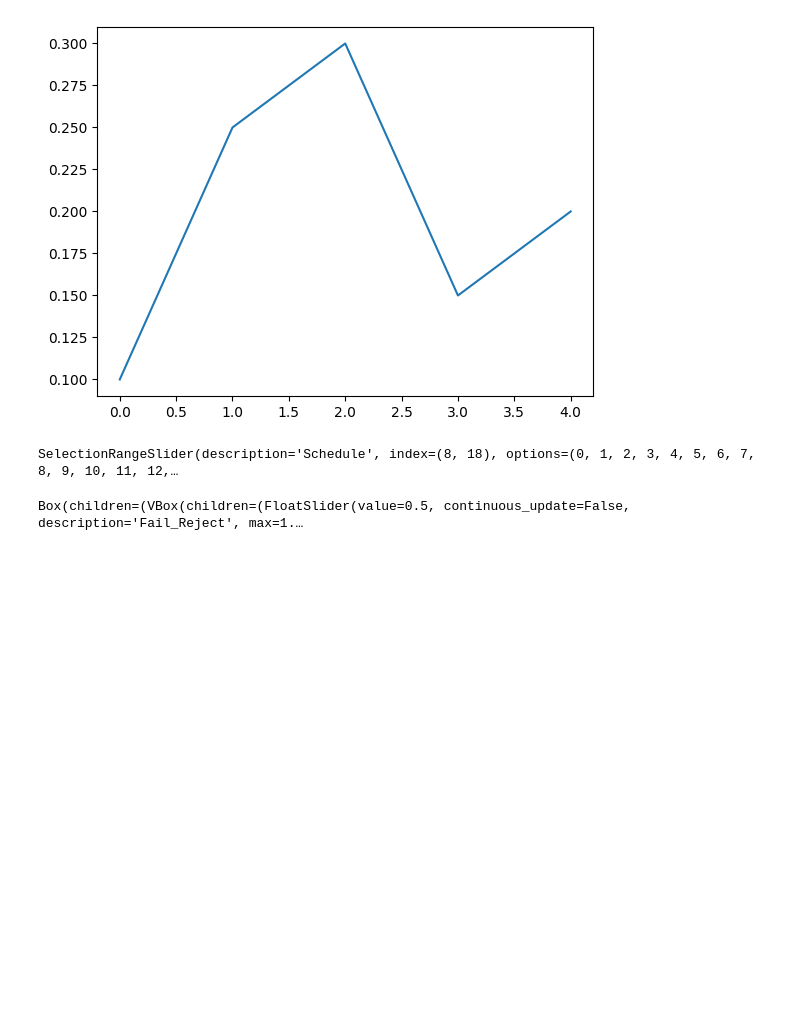
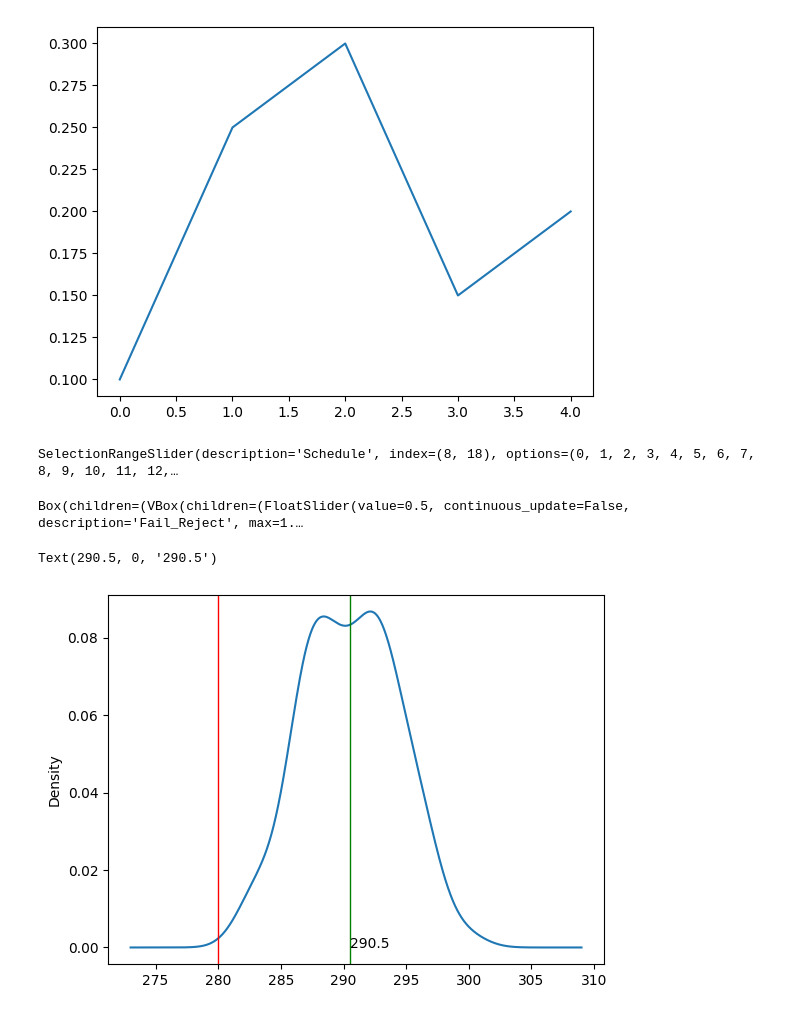
Before and after one commit to qqmax7/mybinder, a Jupyter notebook: Untitled12.ipynb, the cells around one changed output. Saved outputs shown, nothing was run; the diff lists cells and outputs as text; code cells hidden in the pictures; blank space fills up the shorter version.

Commit message:
add stats calculate

```diff
--- a/Untitled12.ipynb
+++ b/Untitled12.ipynb
@@ -179,3 +206,19 @@ button.on_click(RUN)
 display(widgets.Box([widgets.VBox([Fail_Reject,Ok, No, Other, button,Target, picture])]))
 # %% [output]
 Box(children=(VBox(children=(FloatSlider(value=0.5, continuous_update=False, description='Fail_Reject', max=1.…
+# %%
+N = 100
+stats = pd.DataFrame(data = 0, index = range(0,N), columns=['Send', 'target'])
+for i in range(0,N):
+    o = None
+    output = RUN(o)
+    stats.at[i,'Send'] = output['CRM'].sum()
+    stats.at[i,'target'] = output['Ok'].sum() * 100 / day_limit
+# %%
+s= stats['Send'].plot(kind='kde')
+s.axvline(x=stats['Send'].median(), color= 'green', linewidth=1,)
+s.axvline(x=day_limit, color= 'red', linewidth=1,)
+s.annotate(stats['Send'].median(), xy=(stats['Send'].median(),0))
+# %% [output]
+Text(290.5, 0, '290.5')
+[figure, added]
```
Also changed, not shown: parts of 3 cells of this notebook.
